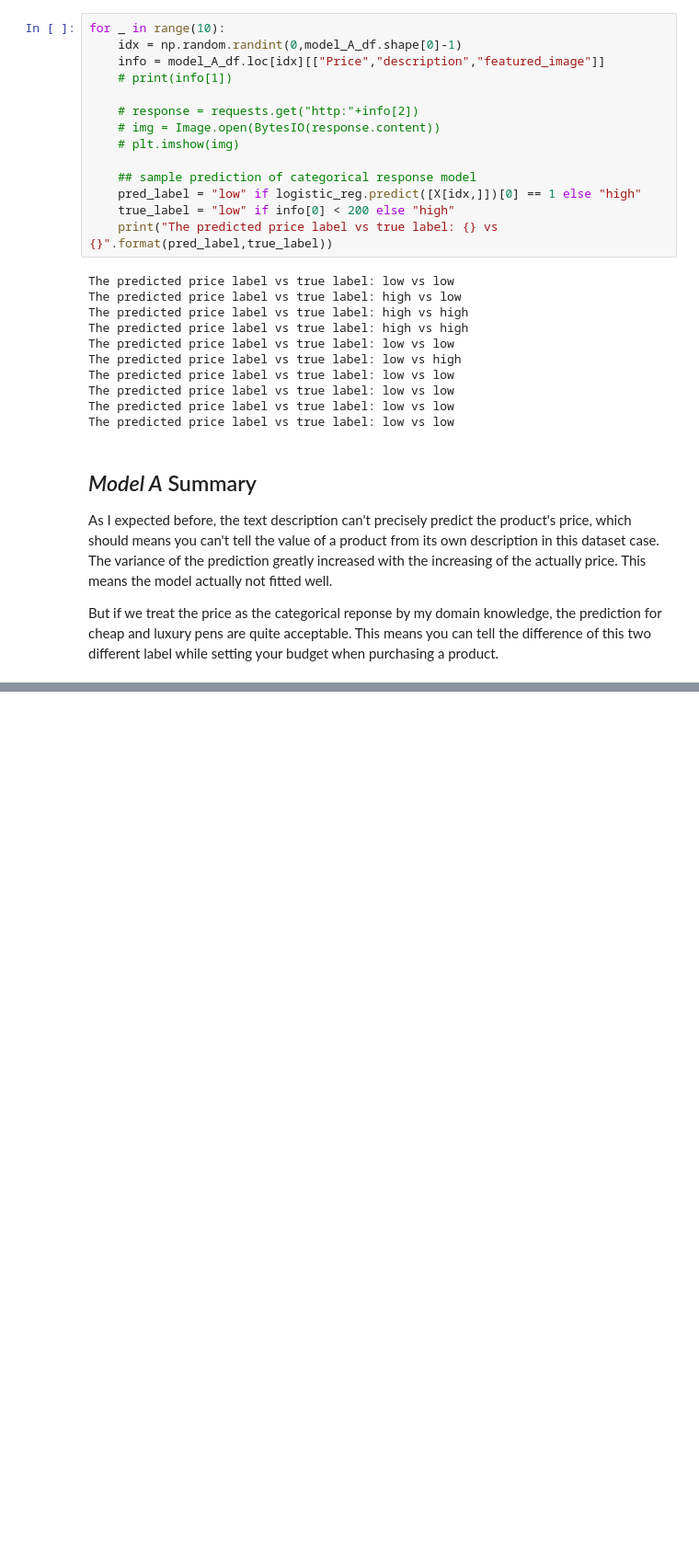
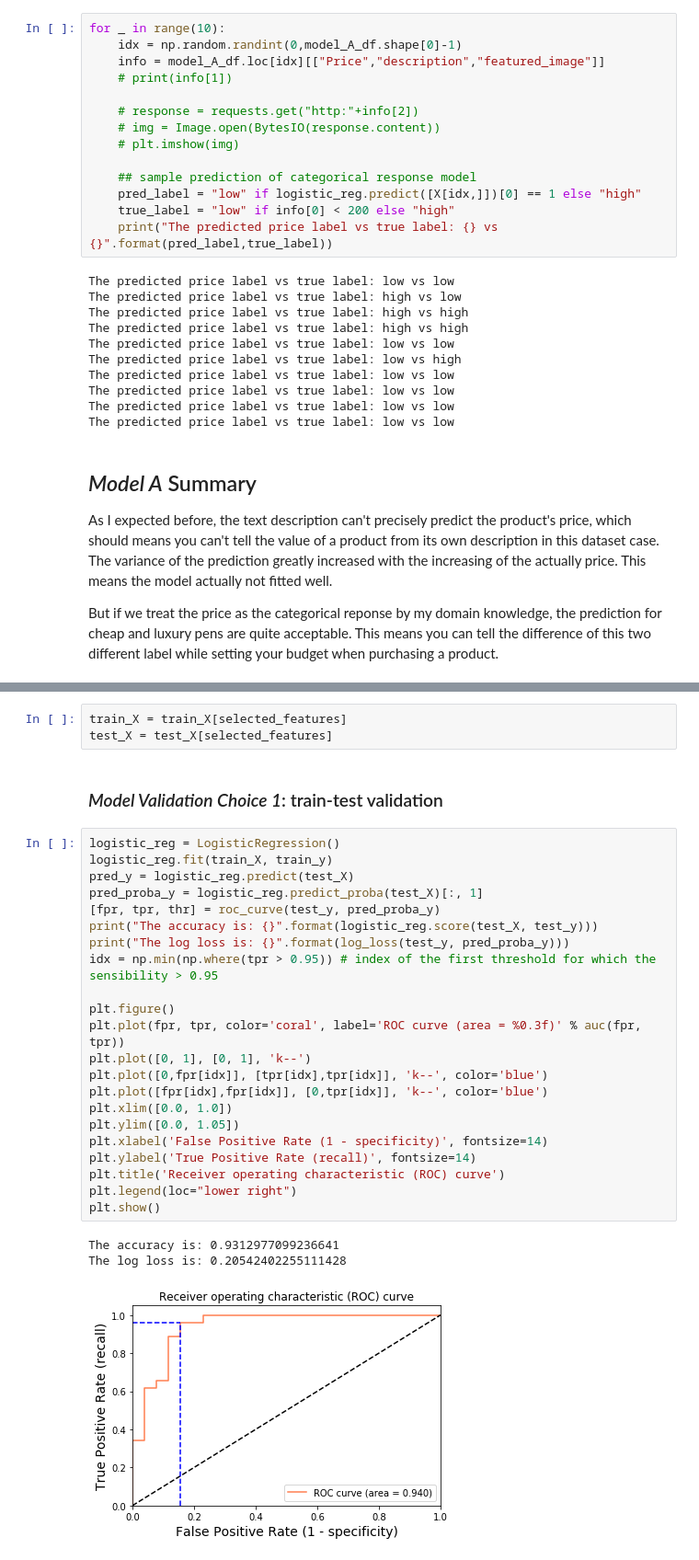
Before and after one commit to CesareGao/analysis_of_fountain_pen_purchase, a Jupyter notebook: training_model.ipynb, the cells around one changed output, grey strips where cells are left out. Shown at 92% size. Saved outputs shown, nothing was run; the diff lists cells and outputs as text; blank space fills up the shorter version.

```diff
--- a/training_model.ipynb
+++ b/training_model.ipynb
@@ -268,0 +342,31 @@ But if we treat the price as the categorical reponse by my domain knowledge, the
+# %%
+train_X = train_X[selected_features]
+test_X = test_X[selected_features]
+# %% [markdown]
+### *Model Validation Choice 1*: train-test validation
+# %%
+logistic_reg = LogisticRegression()
+logistic_reg.fit(train_X, train_y)
+pred_y = logistic_reg.predict(test_X)
+pred_proba_y = logistic_reg.predict_proba(test_X)[:, 1]
+[fpr, tpr, thr] = roc_curve(test_y, pred_proba_y)
+print("The accuracy is: {}".format(logistic_reg.score(test_X, test_y)))
+print("The log loss is: {}".format(log_loss(test_y, pred_proba_y)))
+idx = np.min(np.where(tpr > 0.95)) # index of the first threshold for which the sensibility > 0.95
+
+plt.figure()
+plt.plot(fpr, tpr, color='coral', label='ROC curve (area = %0.3f)' % auc(fpr, tpr))
+plt.plot([0, 1], [0, 1], 'k--')
+plt.plot([0,fpr[idx]], [tpr[idx],tpr[idx]], 'k--', color='blue')
+plt.plot([fpr[idx],fpr[idx]], [0,tpr[idx]], 'k--', color='blue')
+plt.xlim([0.0, 1.0])
+plt.ylim([0.0, 1.05])
+plt.xlabel('False Positive Rate (1 - specificity)', fontsize=14)
+plt.ylabel('True Positive Rate (recall)', fontsize=14)
+plt.title('Receiver operating characteristic (ROC) curve')
+plt.legend(loc="lower right")
+plt.show()
+# %% [output]
+The accuracy is: 0.9312977099236641
+The log loss is: 0.20542402255111428
+[figure, added]
```
Also changed, not shown: parts of 19 cells of this notebook, 2 other files.
